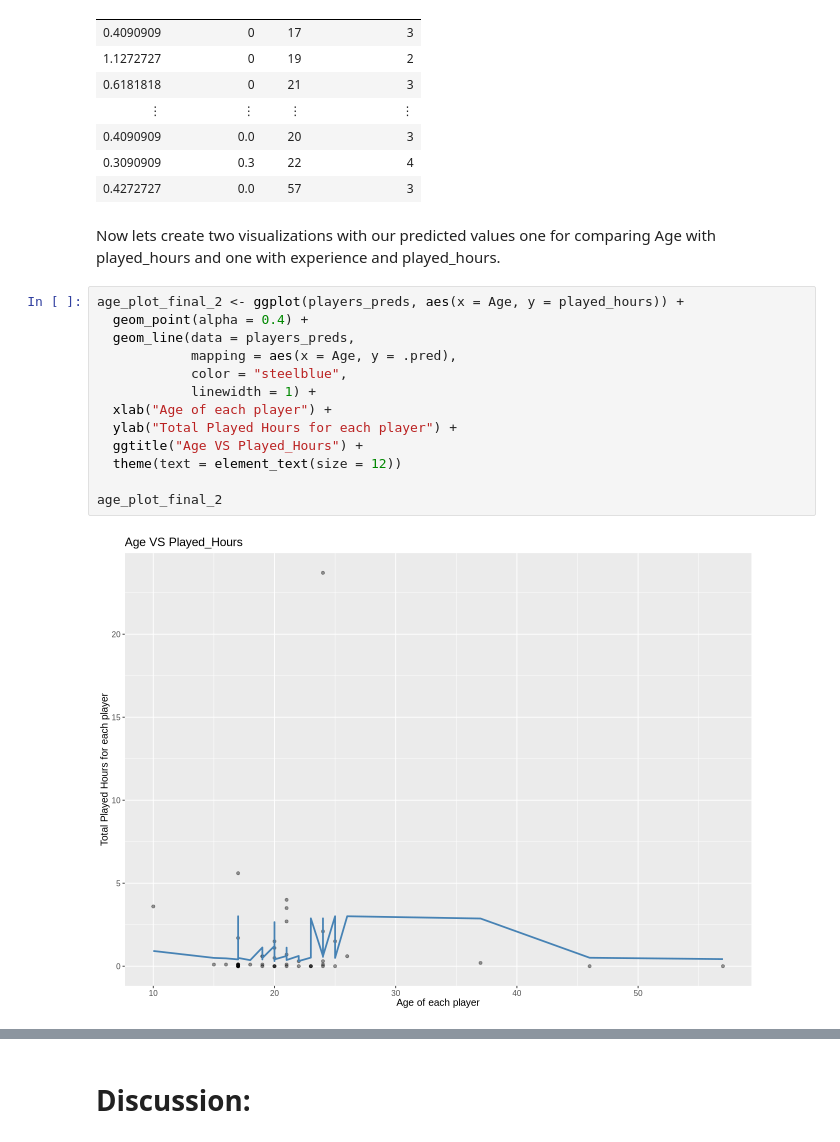
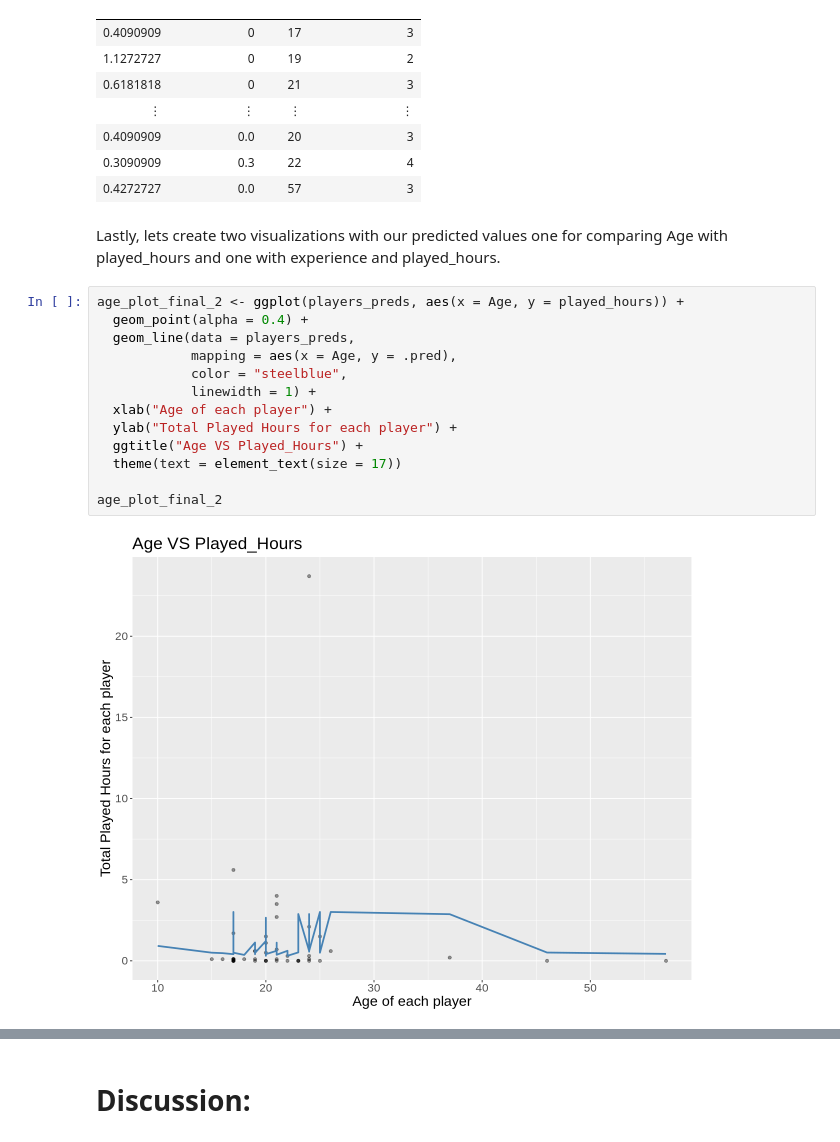
Before and after one commit to iSqlqmi/dsci_100_group_project, a Jupyter notebook: project_final_report.ipynb, the cells around one changed output, grey strips where cells are left out. Cells and saved outputs as stored; diff of their text form.

```diff
--- a/project_final_report.ipynb
+++ b/project_final_report.ipynb
@@ -378,22 +379,22 @@ A tibble: 49 × 4
 | 0.3090909 | 0.3 | 22 | 4 |
 | 0.4272727 | 0.0 | 57 | 3 |
 # %% [markdown]
-Now lets create two visualizations with our predicted values one for comparing Age with played_hours and one with experience and played_hours.
+Lastly, lets create two visualizations with our predicted values one for comparing Age with played_hours and one with experience and played_hours.
 # %%
 age_plot_final_2 <- ggplot(players_preds, aes(x = Age, y = played_hours)) +
   geom_point(alpha = 0.4) +
   geom_line(data = players_preds,
             mapping = aes(x = Age, y = .pred),
             color = "steelblue",
             linewidth = 1) +
   xlab("Age of each player") +
   ylab("Total Played Hours for each player") +
   ggtitle("Age VS Played_Hours") +
-  theme(text = element_text(size = 12))
+  theme(text = element_text(size = 17))
 
 age_plot_final_2
 # %% [output]
-[figure, old version]
+[figure, new version]
 # %%
 exp_preds_2 <- players_fit |>
     predict(players_test) |>
```
Also changed, not shown: parts of 3 cells of this notebook.
